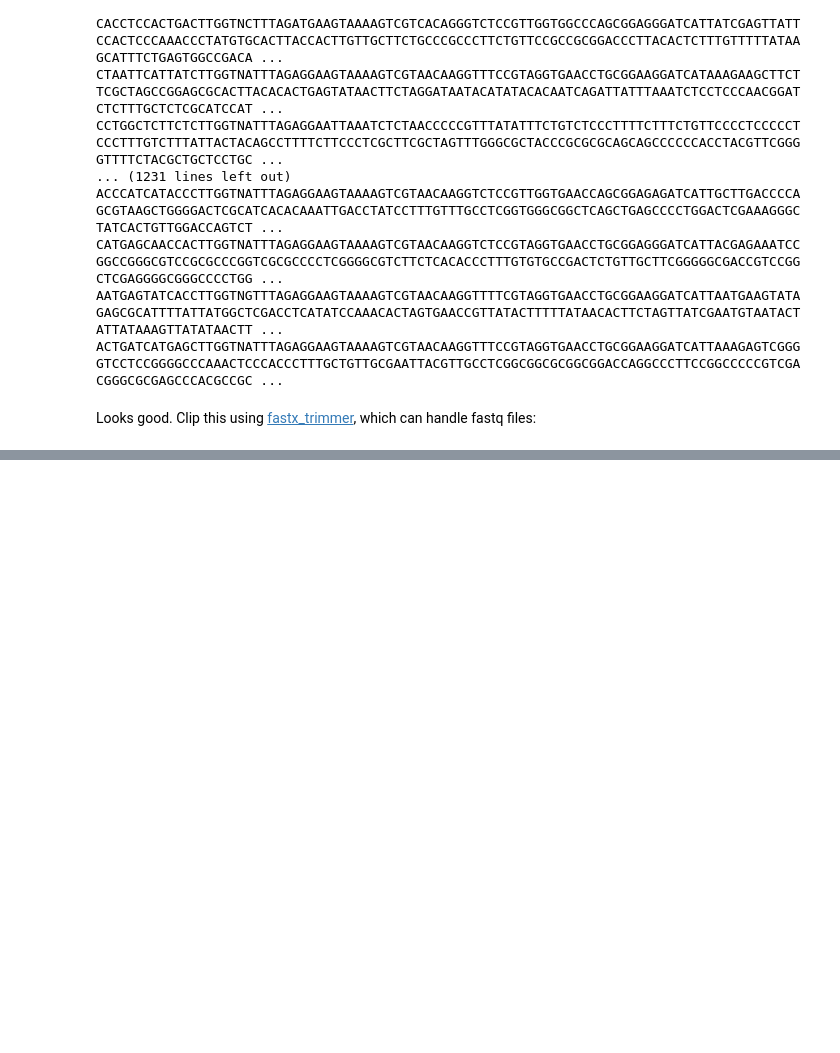
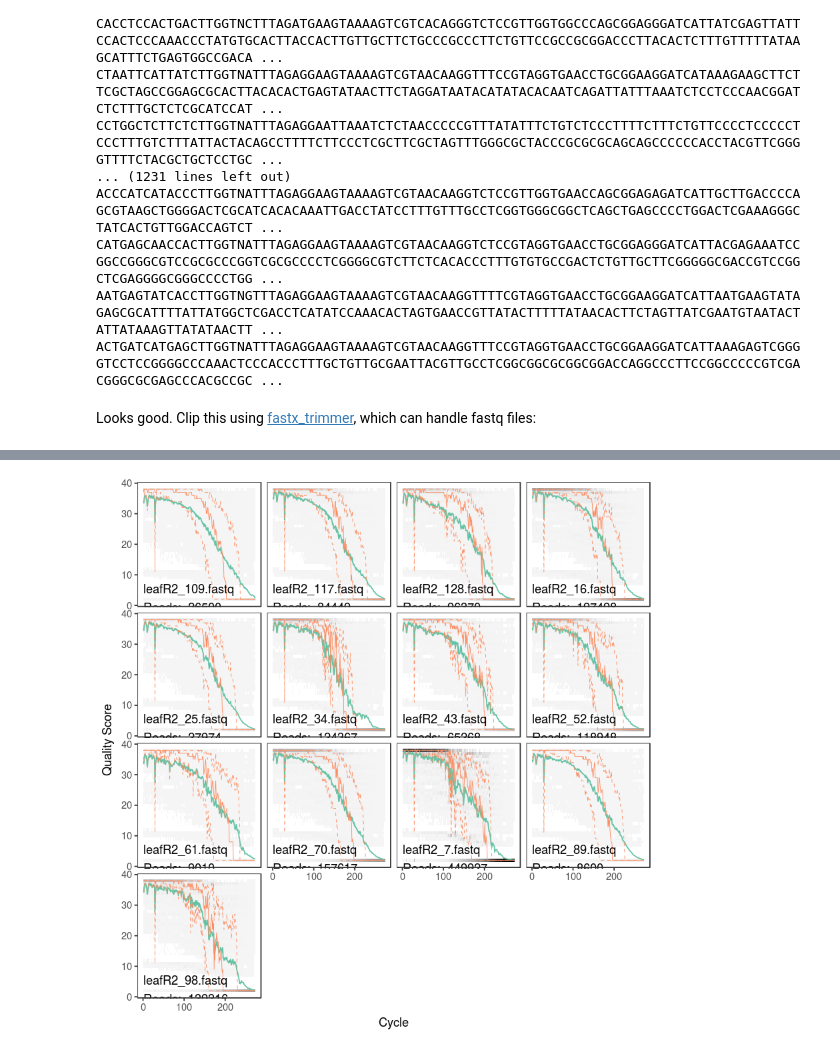
Before and after one commit to danchurch/taiwan_dada2, a Jupyter notebook: dada2pipeline.ipynb, the cells around one changed output, grey strips where cells are left out. Saved outputs shown, nothing was run; the diff lists cells and outputs as text; code cells hidden in the pictures; blank space fills up the shorter version.

```diff
--- a/dada2pipeline.ipynb
+++ b/dada2pipeline.ipynb
@@ -550,0 +726,4 @@ BOLclippled/leafR2_127.2
+# %%
+plotQualityProfile(fnFs[seq(10,130,10)]) ## leaf forwards, R2
+# %% [output]
+[figure, added]
```
Also changed, not shown: parts of 70 cells of this notebook, 5 other files.
